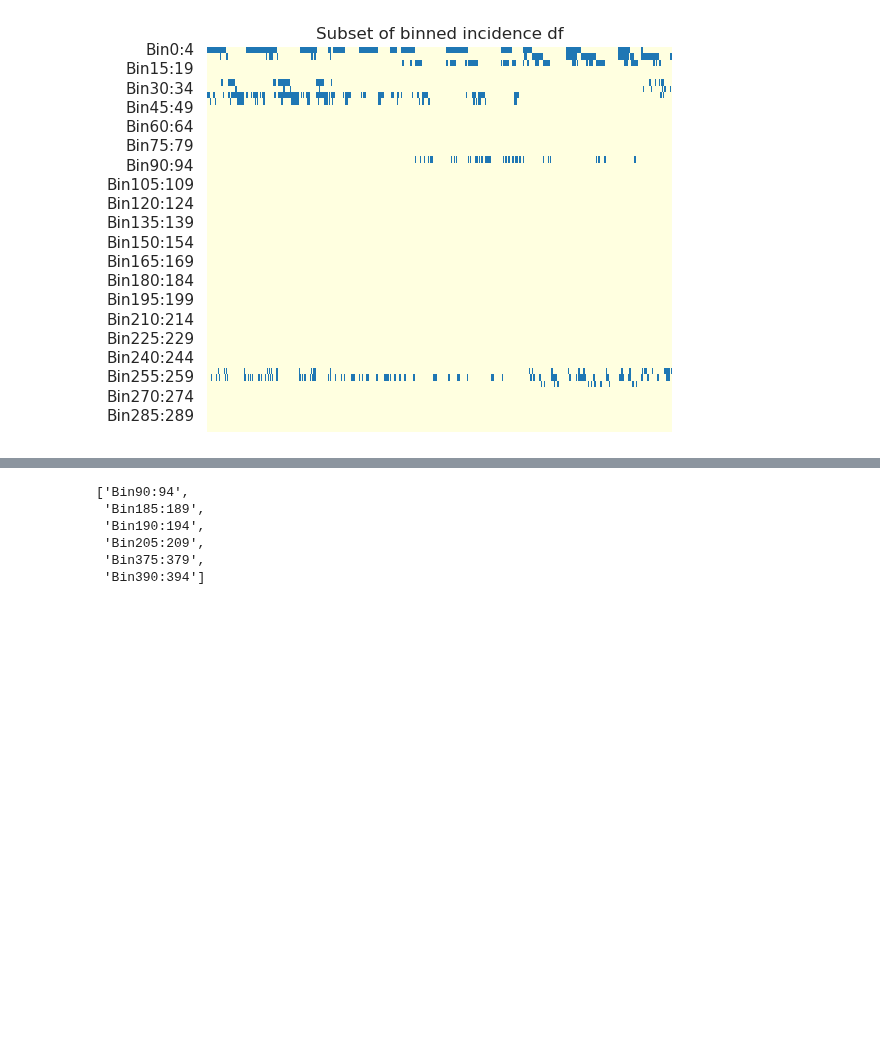
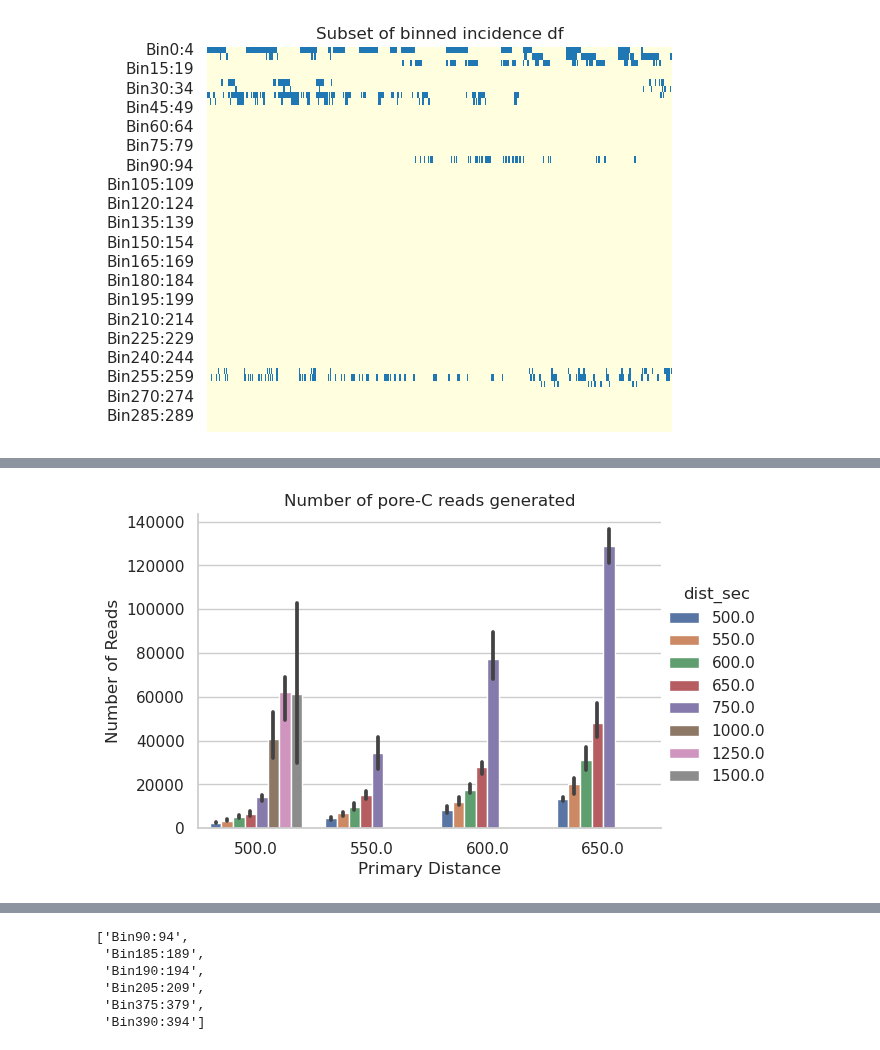
Before and after one commit to noush-joglekar/sporeC_prelim, a Jupyter notebook: scripts/jupyterNB/generatePoreC_fromChains.ipynb, the cells around one changed output, grey strips where cells are left out. Saved outputs shown, nothing was run; the diff lists cells and outputs as text; code cells hidden in the pictures; blank space fills up the shorter version.

```diff
--- a/scripts/jupyterNB/generatePoreC_fromChains.ipynb
+++ b/scripts/jupyterNB/generatePoreC_fromChains.ipynb
@@ -228,0 +232,4 @@ plt.show()
+# %%
+sf = f'{dataDir}eval_optimalDistCutoff/summary.txt'
+summaryFile = pd.DataFrame(np.loadtxt(sf),columns=['ID','numReads','maxCard','dist_prim','dist_sec','offDiagDist'])
+summaryFile.head()
@@ -228,0 +243,23 @@ plt.show()
+# %%
+# Create faceted bar plots using seaborn
+sns.set(style="whitegrid")  # Set the plot style
+
+# Create the bar plot
+g = sns.catplot(
+    data=summaryFile,
+    x="dist_prim",
+    hue="dist_sec",
+    y="numReads",
+    kind="bar",
+    height=4,
+    aspect=1.5,
+)
+
+# Customize the plot
+g.set_axis_labels("Primary Distance", "Number of Reads")
+g.set(title="Number of pore-C reads generated")
+
+# Show the plot
+plt.show()
+# %% [output]
+[figure, added]
```
Also changed, not shown: parts of 15 cells of this notebook.
